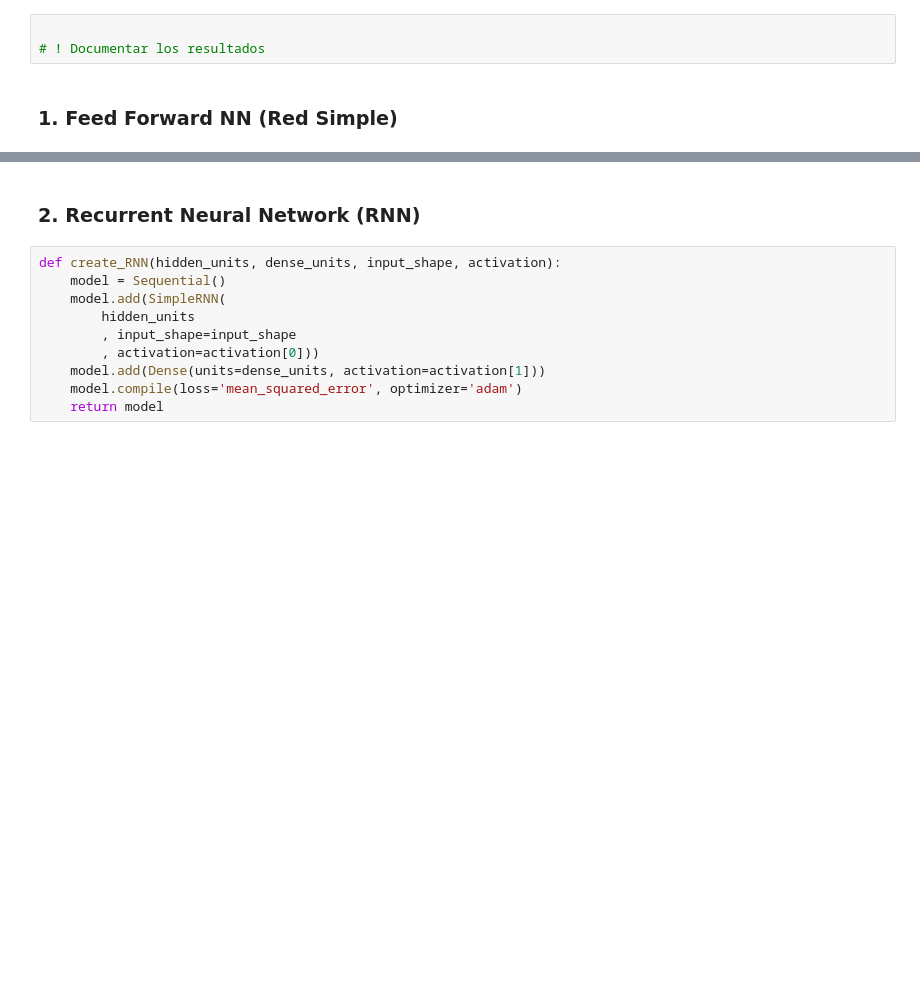
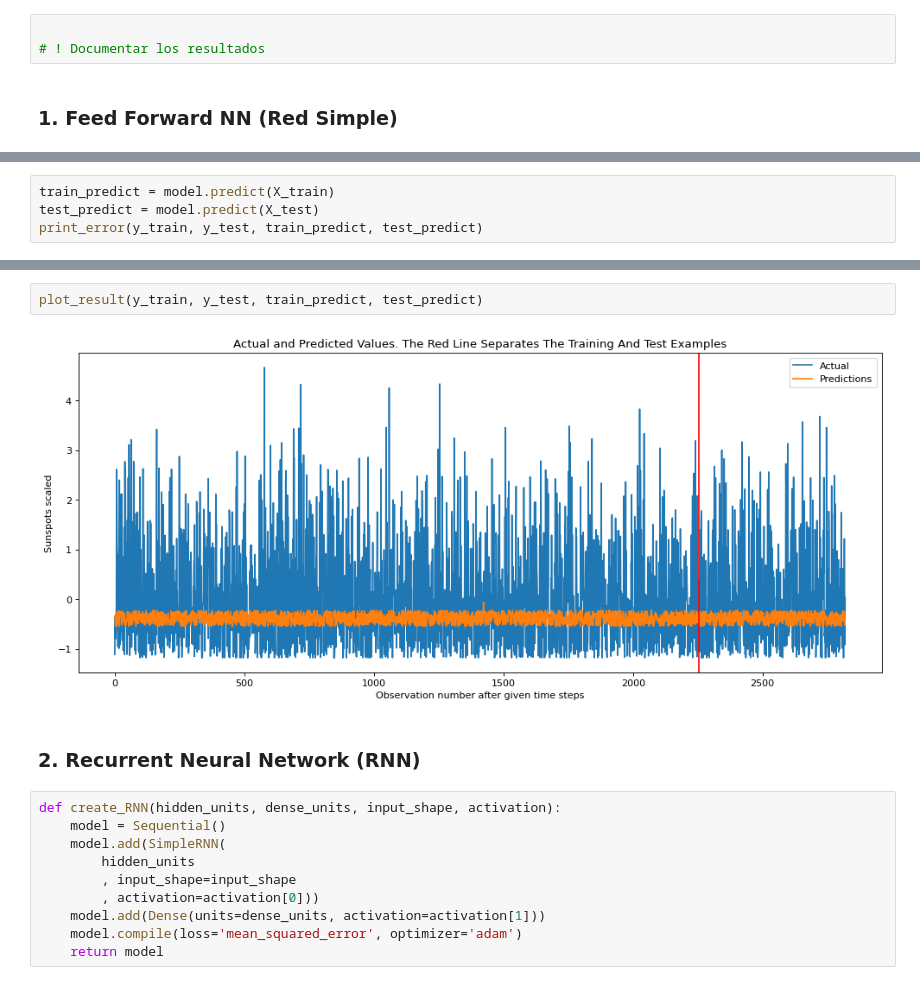
Before and after one commit to CrisLayB/DeepLearning_Lab03, a Jupyter notebook: lab3.ipynb, the cells around one changed output, grey strips where cells are left out. Cells and saved outputs as stored; diff of their text form; blank space fills up the shorter version.

```diff
--- a/lab3.ipynb
+++ b/lab3.ipynb
@@ -41,0 +105,4 @@ data_frame
+# %%
+train_predict = model.predict(X_train)
+test_predict = model.predict(X_test)
+print_error(y_train, y_test, train_predict, test_predict)
@@ -42,3 +124,7 @@ data_frame
+# %%
+plot_result(y_train, y_test, train_predict, test_predict)
+# %% [output]
+[figure, added]
 # %% [markdown]
 ### 2. Recurrent Neural Network (RNN)
 # %%
```
Also changed, not shown: parts of 15 cells of this notebook.
